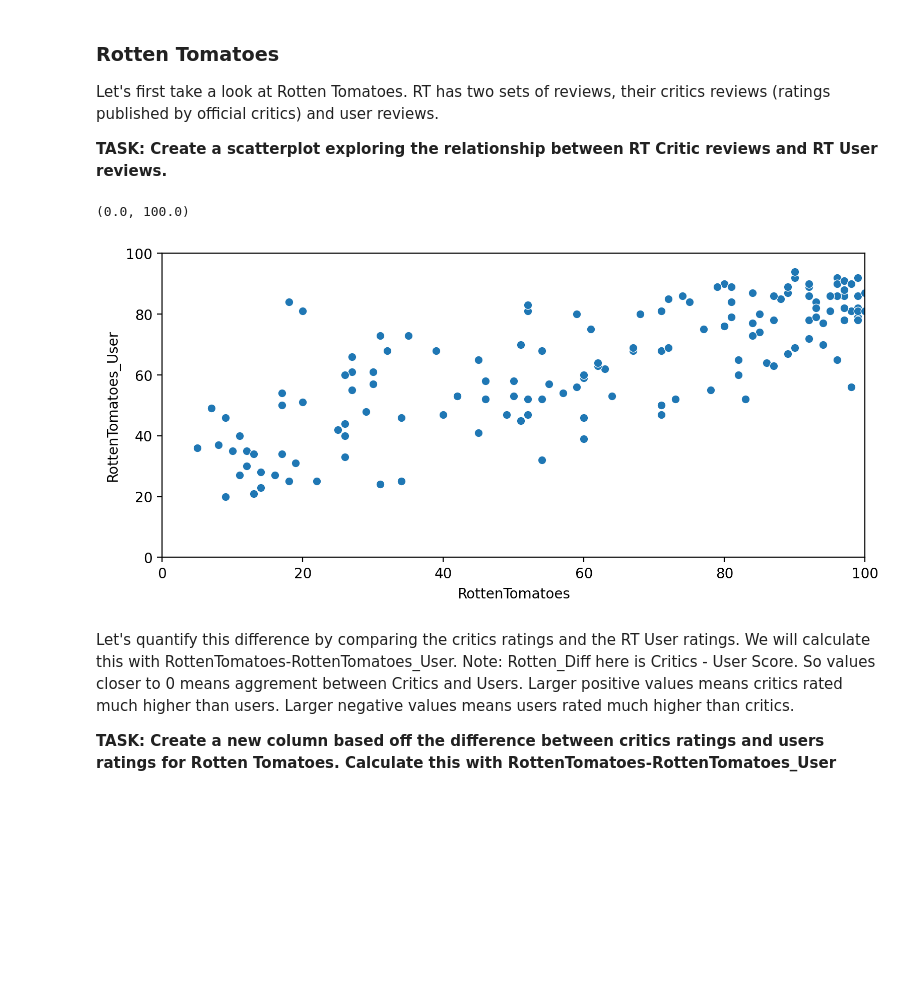
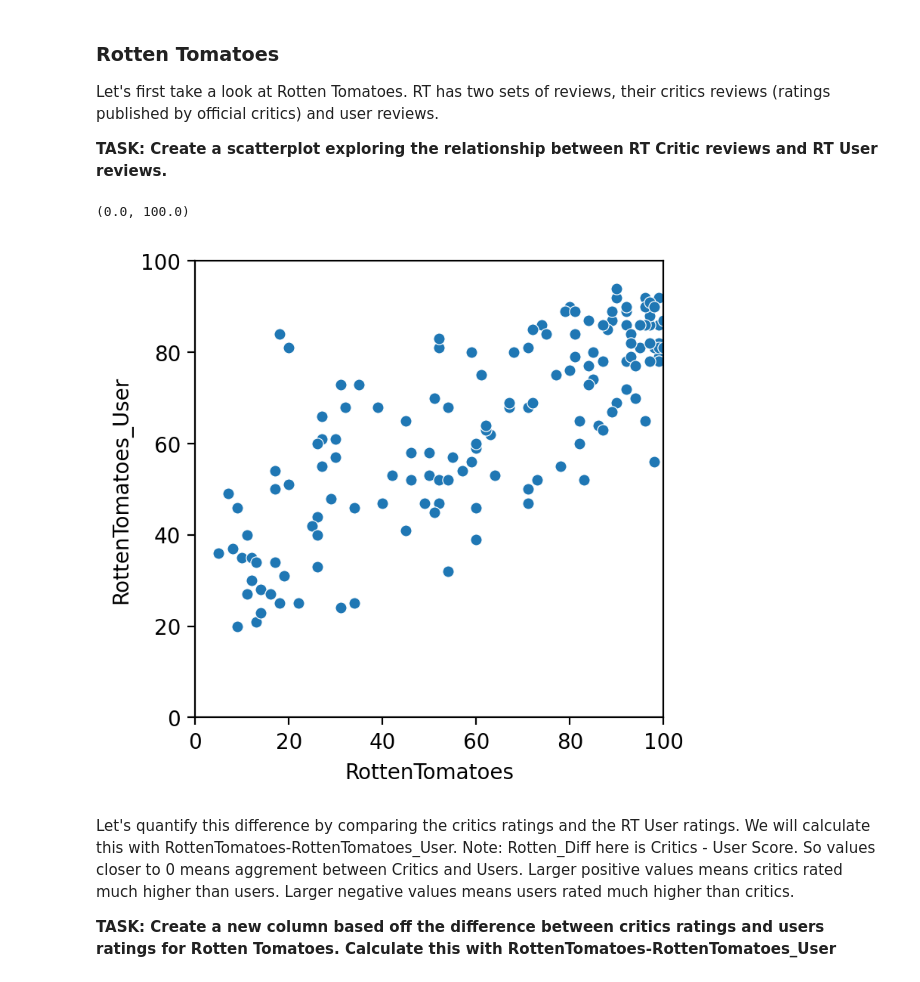
Before and after one commit to calvinlinardy/My-Python-Learning, a Jupyter notebook: Study Stuffs/Udemy Study/Machine Learning/Capstone Project/00-Capstone-Project.ipynb, the cells around one changed output. Drawn from its saved outputs; the diff is of its cells as text; code cells hidden in the pictures; blank space fills up the shorter version.

```diff
--- a/Study Stuffs/Udemy Study/Machine Learning/Capstone Project/00-Capstone-Project.ipynb
+++ b/Study Stuffs/Udemy Study/Machine Learning/Capstone Project/00-Capstone-Project.ipynb
@@ -343,13 +364,13 @@ Let's first take a look at Rotten Tomatoes. RT has two sets of reviews, their cr
 **TASK: Create a scatterplot exploring the relationship between RT Critic reviews and RT User reviews.**
 # %%
 # CODE HERE
-plt.figure(figsize=(9,4),dpi=200)
-sns.scatterplot(data=all_sites,x='RottenTomatoes',y='RottenTomatoes_User')
+plt.figure(figsize=(4,4),dpi=200)
+sns.scatterplot(data=all_sites,x='RottenTomatoes',y='RottenTomatoes_User',s=30)
 plt.xlim(0,100)
 plt.ylim(0,100)
 # %% [output]
 (0.0, 100.0)
-[figure, old version]
+[figure, new version]
 # %% [markdown]
 Let's quantify this difference by comparing the critics ratings and the RT User ratings. We will calculate this with RottenTomatoes-RottenTomatoes_User. Note: Rotten_Diff here is Critics - User Score. So values closer to 0 means aggrement between Critics and Users. Larger positive values means critics rated much higher than users. Larger negative values means users rated much higher than critics.
 
```
Also changed, not shown: parts of 17 cells of this notebook, 5 other files.
